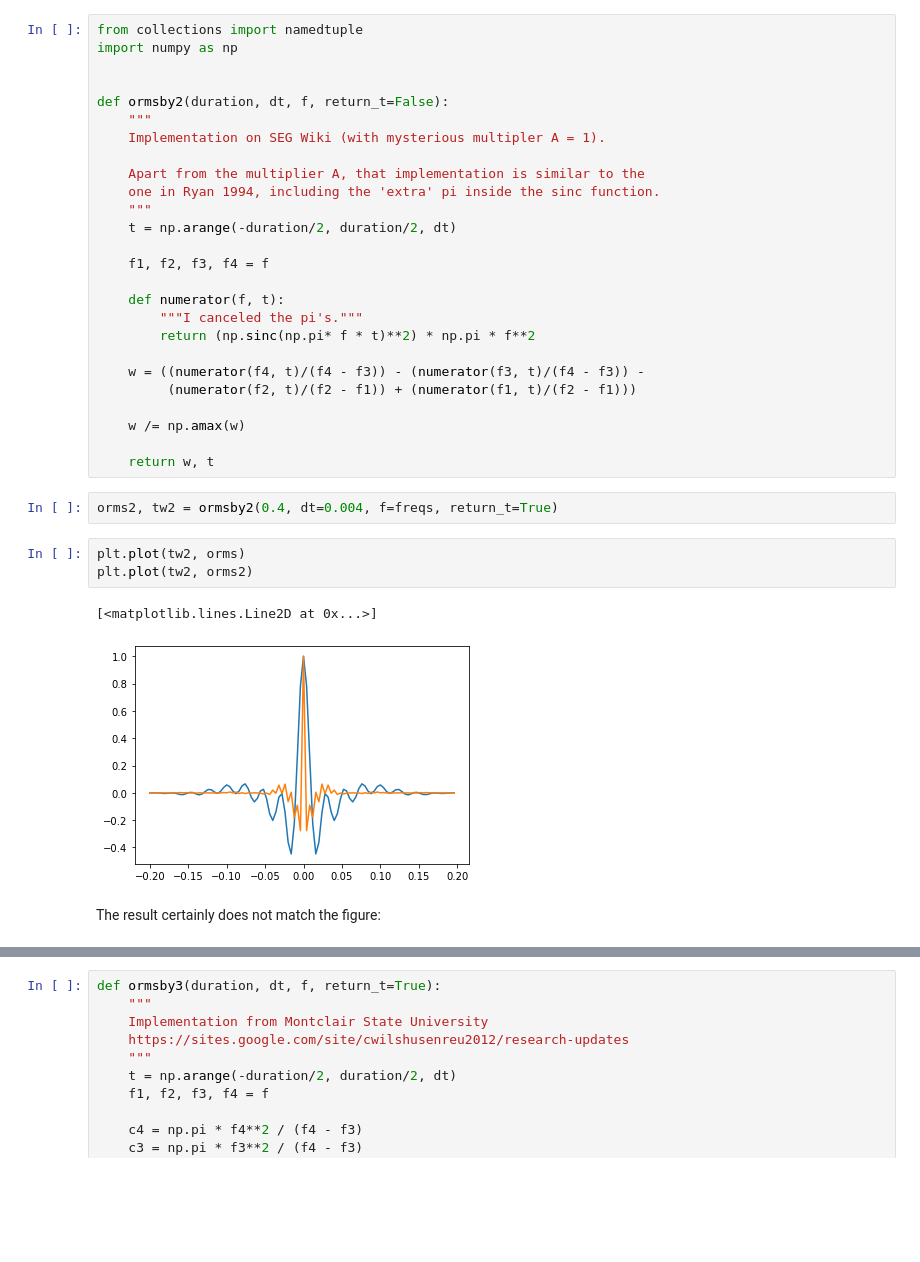
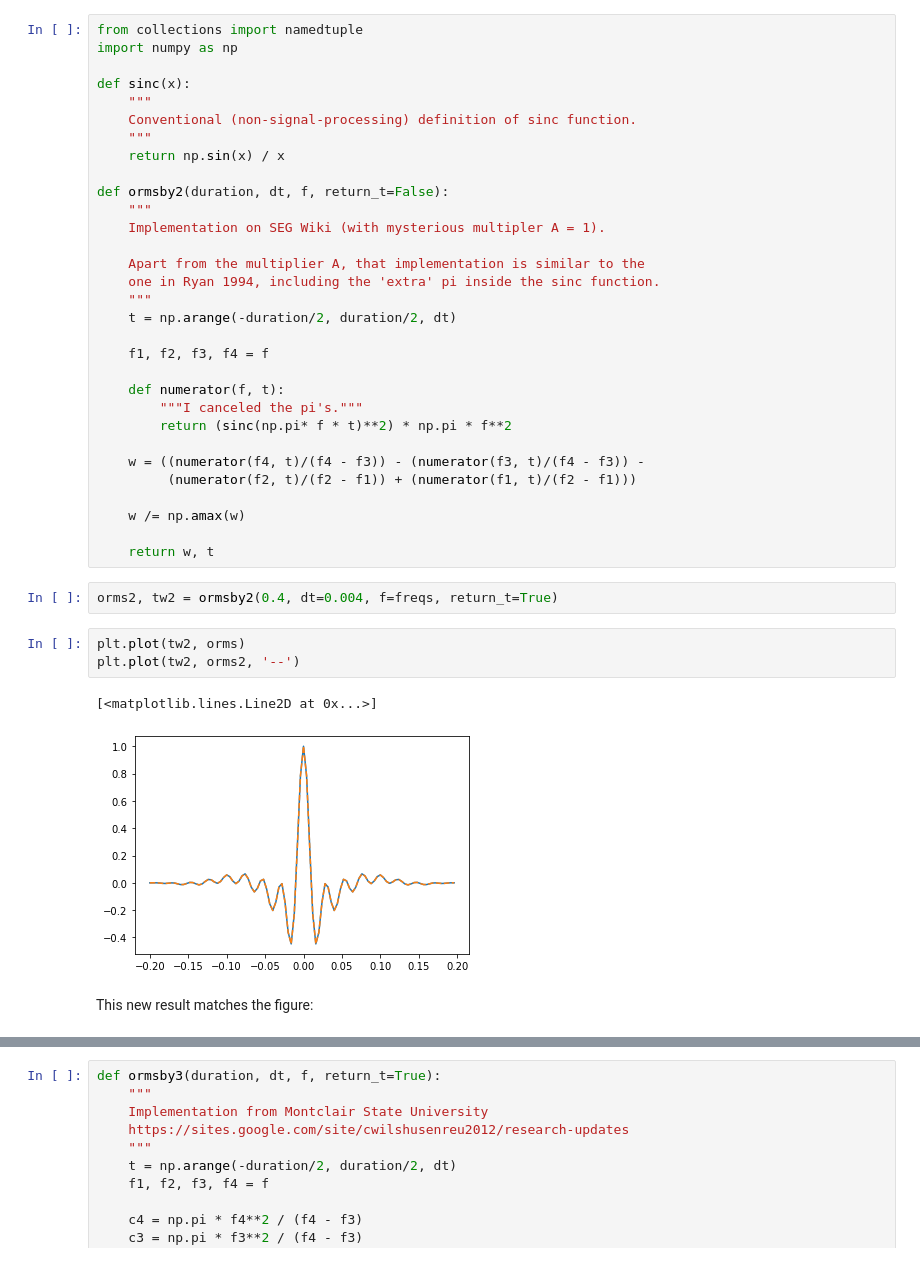
Before and after one commit to softwareunderground/repro-zoo, a Jupyter notebook: ryan-1994/Ormsby_wavelet_reproducibility.ipynb, the cells around one changed output, grey strips where cells are left out. Cells and saved outputs as stored; diff of their text form; blank space fills up the shorter version.

```diff
--- a/ryan-1994/Ormsby_wavelet_reproducibility.ipynb
+++ b/ryan-1994/Ormsby_wavelet_reproducibility.ipynb
@@ -97,6 +129,11 @@ The resulting frequency is too high.
 from collections import namedtuple
 import numpy as np
 
+def sinc(x):
+    """
+    Conventional (non-signal-processing) definition of sinc function.
+    """
+    return np.sin(x) / x
 
 def ormsby2(duration, dt, f, return_t=False):
     """
@@ -111,7 +148,7 @@ def ormsby2(duration, dt, f, return_t=False):
 
     def numerator(f, t):
         """I canceled the pi's."""
-        return (np.sinc(np.pi* f * t)**2) * np.pi * f**2
+        return (sinc(np.pi* f * t)**2) * np.pi * f**2
 
     w = ((numerator(f4, t)/(f4 - f3)) - (numerator(f3, t)/(f4 - f3)) -
          (numerator(f2, t)/(f2 - f1)) + (numerator(f1, t)/(f2 - f1)))
@@ -123,12 +160,12 @@ def ormsby2(duration, dt, f, return_t=False):
 orms2, tw2 = ormsby2(0.4, dt=0.004, f=freqs, return_t=True)
 # %%
 plt.plot(tw2, orms)
-plt.plot(tw2, orms2)
+plt.plot(tw2, orms2, '--')
 # %% [output]
 [<matplotlib.lines.Line2D at 0x...>]
-[figure, old version]
+[figure, new version]
-# %% [markdown]
-The result certainly does not match the figure:
+# %% [markdown]
+This new result matches the figure:
 # %%
 fig, ax = plt.subplots(figsize=(15, 6), facecolor='white')
 
```
Also changed, not shown: parts of 10 cells of this notebook, 1 other file.
